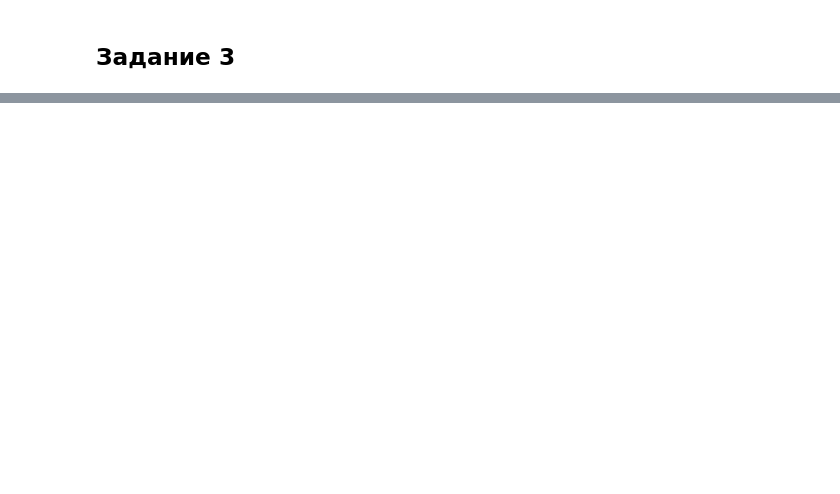
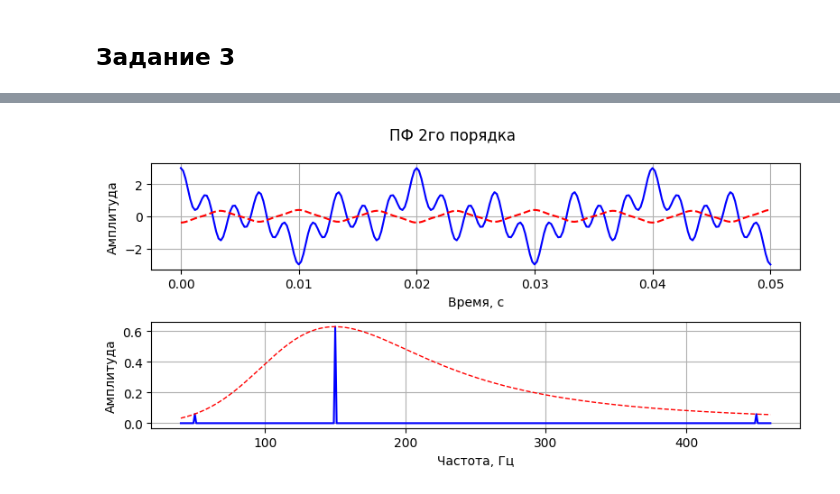
Before and after one commit to HerrPhoton/Digital-signal-processing, a Jupyter notebook: Lab4.ipynb, the cells around one changed output, grey strips where cells are left out. Drawn from its saved outputs; the diff is of its cells as text; code cells hidden in the pictures; blank space fills up the shorter version.

```diff
--- a/Lab4.ipynb
+++ b/Lab4.ipynb
@@ -163,0 +209,13 @@ yfft1 = apply_fft(fft, step, y1)[1]
+# %%
+order = 2
+wc1 = 140
+wc2 = 160
+
+y1 = butterworth.BPF(wc1 = wc1, wc2 = wc2, order = order)
+yfft1 = apply_fft(fft, step, y1)[1]
+Hw = butterworth.H_w(butterworth.xfft, [wc1, wc2], 'BPF', order = order)
+# %%
+plot_signal(x = x, y0 = y0, y1 = y1, xf = xfft, yf0 = yfft1, yf1 = Hw, t = (0, 0.05), f = (40, 460),
+            title = f'ПФ {order}го порядка')
+# %% [output]
+[figure, added]
```
Also changed, not shown: parts of 24 cells of this notebook.
